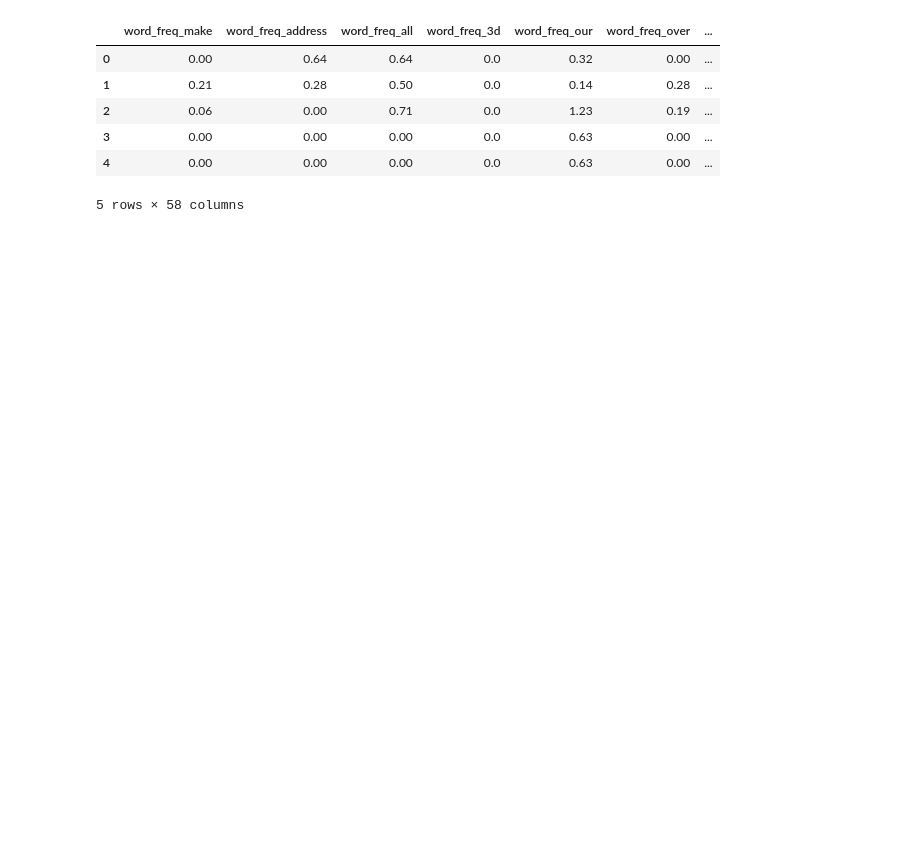
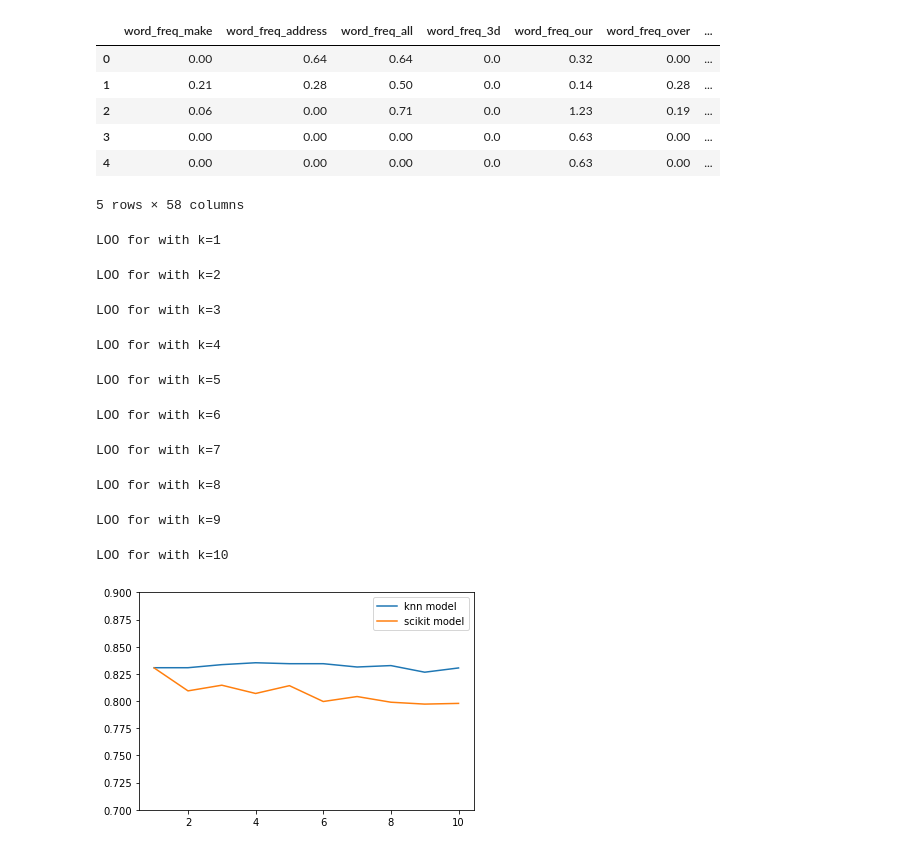
Before and after one commit to Vlad0922/ml_1_solutions, a Jupyter notebook: 1/Nearest.ipynb, the cells around one changed output. Saved outputs shown, nothing was run; the diff lists cells and outputs as text; code cells hidden in the pictures; blank space fills up the shorter version.

```diff
--- a/1/Nearest.ipynb
+++ b/1/Nearest.ipynb
@@ -122,2 +133,17 @@ def compare_models(X, y, k_values):
+# %%
+k_values = range(1, 11)
+compare_models(X, y, k_values, r_values, use_kdtree=False)
+# %% [output]
+LOO for with k=1
+LOO for with k=2
+LOO for with k=3
+LOO for with k=4
+LOO for with k=5
+LOO for with k=6
+LOO for with k=7
+LOO for with k=8
+LOO for with k=9
+LOO for with k=10
+[figure, added]
 # %%
 k_values = range(1, 11)
```
Also changed, not shown: parts of 10 cells of this notebook.
